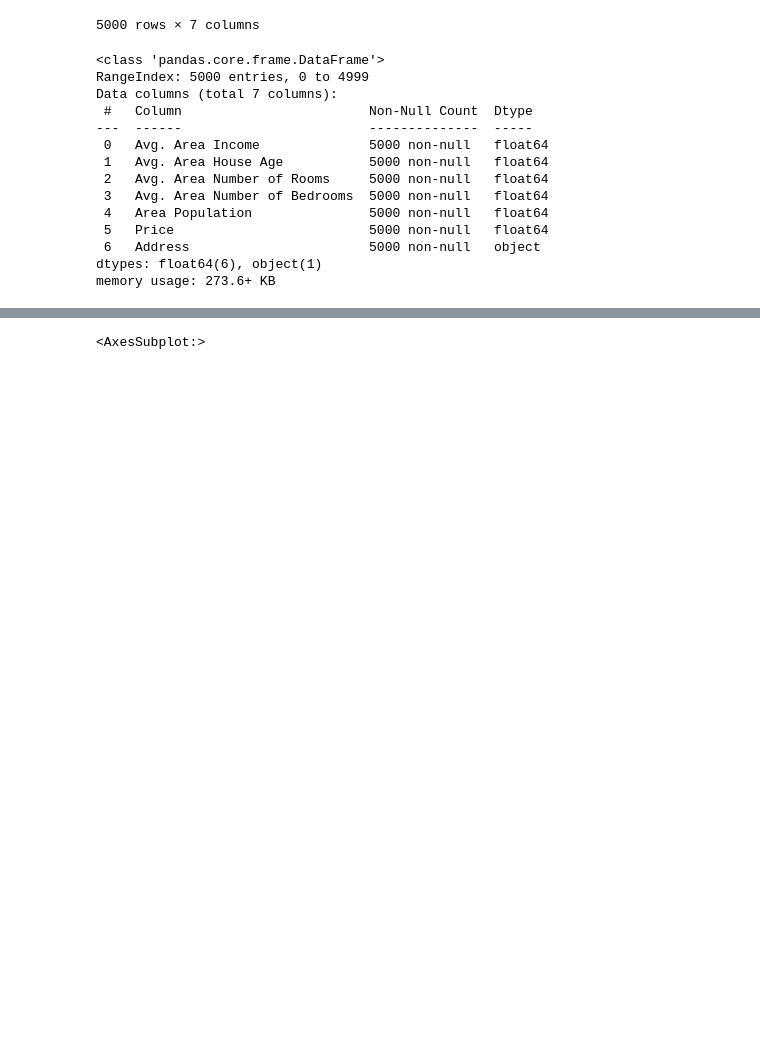
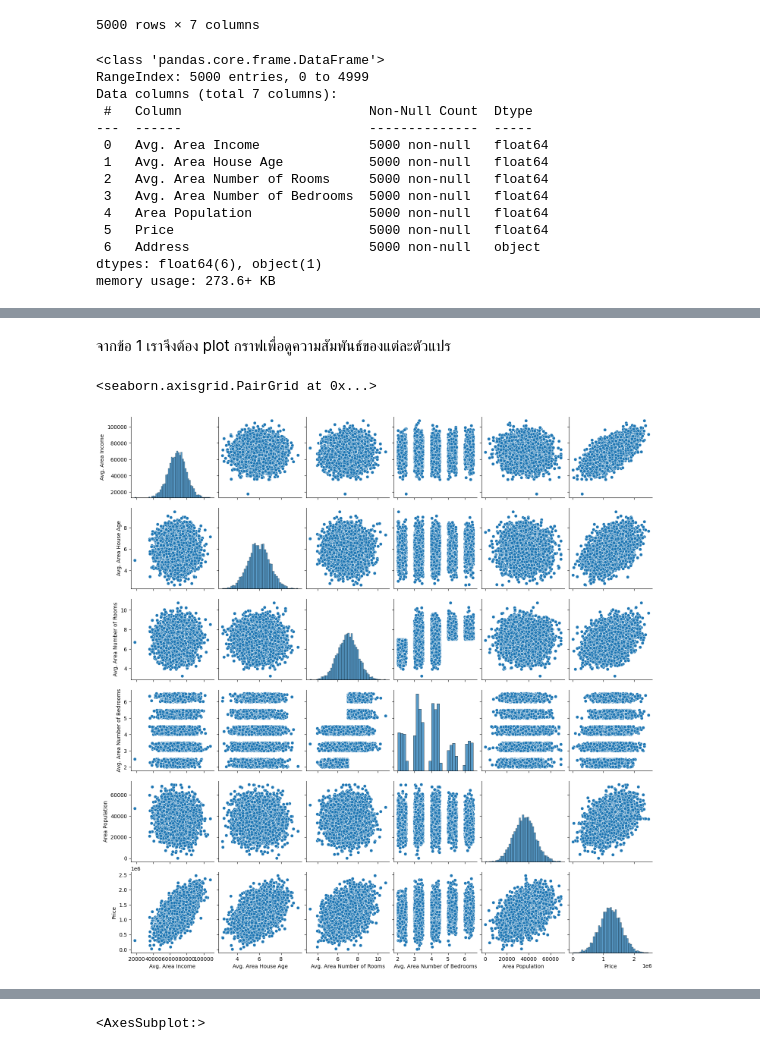
Before and after one commit to sanfong/HouseLinReg, a Jupyter notebook: USAHouseLinearRegression.ipynb, the cells around one changed output, grey strips where cells are left out. Drawn from its saved outputs; the diff is of its cells as text; code cells hidden in the pictures; blank space fills up the shorter version.

```diff
--- a/USAHouseLinearRegression.ipynb
+++ b/USAHouseLinearRegression.ipynb
@@ -83,0 +79,7 @@ df.describe()
+# %% [markdown]
+จากข้อ 1 เราจึงต้อง plot กราฟเพื่อดูความสัมพันธ์ของแต่ละตัวแปร
+# %%
+sns.pairplot(df)
+# %% [output]
+<seaborn.axisgrid.PairGrid at 0x...>
+[figure, added]
```
Also changed, not shown: parts of 2 cells of this notebook.
